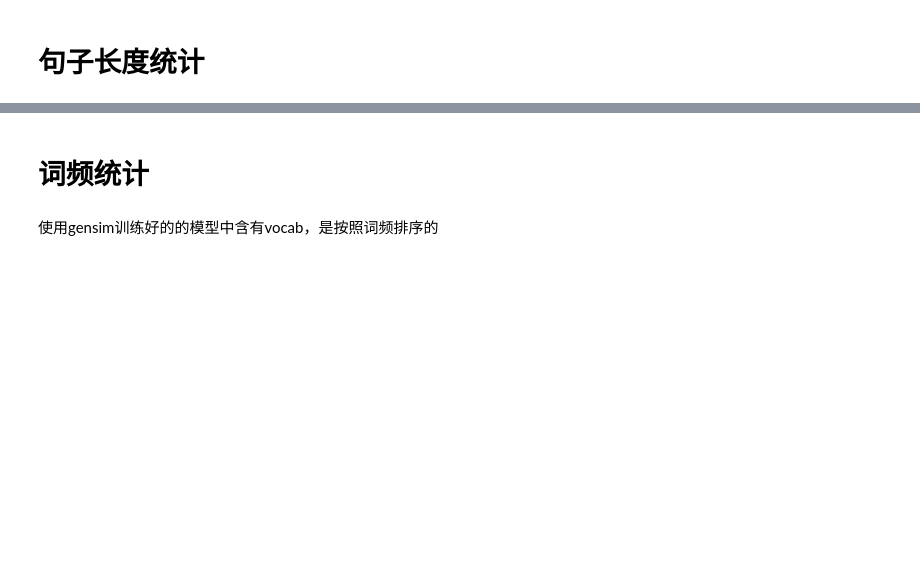
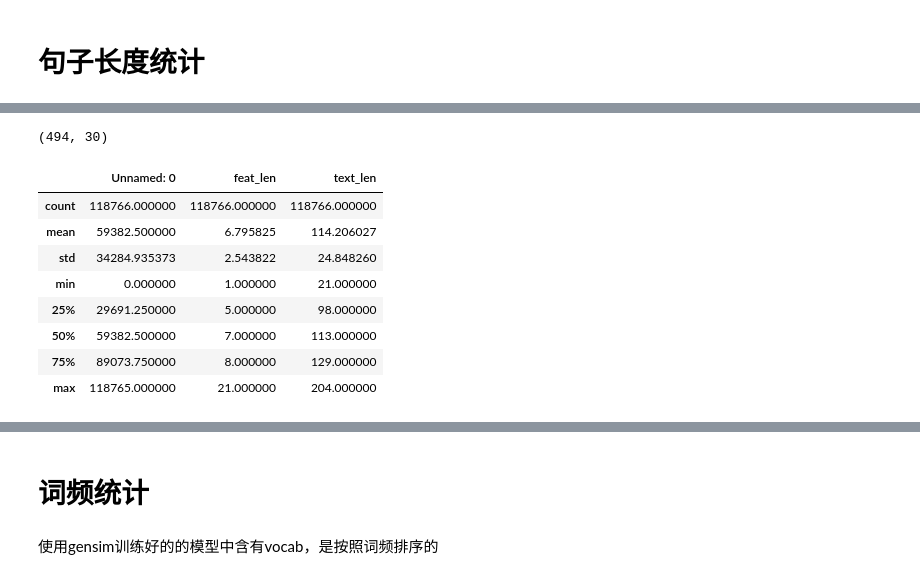
Before and after one commit to VitoUnderwood/nlp_estimator_template, a Jupyter notebook: data_analysis.ipynb, the cells around one changed output, grey strips where cells are left out. Drawn from its saved outputs; the diff is of its cells as text; code cells hidden in the pictures; blank space fills up the shorter version.

```diff
--- a/data_analysis.ipynb
+++ b/data_analysis.ipynb
@@ -60,0 +106,4 @@ KeyboardInterrupt:
+# %%
+len(val_ls), len(key_ls)
+# %% [output]
+(494, 30)
@@ -60,0 +112,12 @@ KeyboardInterrupt:
+# %%
+df.describe()
+# %% [output]
+|  | Unnamed: 0 | feat_len | text_len |
+| count | 118766.000000 | 118766.000000 | 118766.000000 |
+| mean | 59382.500000 | 6.795825 | 114.206027 |
+| std | 34284.935373 | 2.543822 | 24.848260 |
+| min | 0.000000 | 1.000000 | 21.000000 |
+| 25% | 29691.250000 | 5.000000 | 98.000000 |
+| 50% | 59382.500000 | 7.000000 | 113.000000 |
+| 75% | 89073.750000 | 8.000000 | 129.000000 |
+| max | 118765.000000 | 21.000000 | 204.000000 |
```
Also changed, not shown: parts of 11 cells of this notebook, 16 other files.
